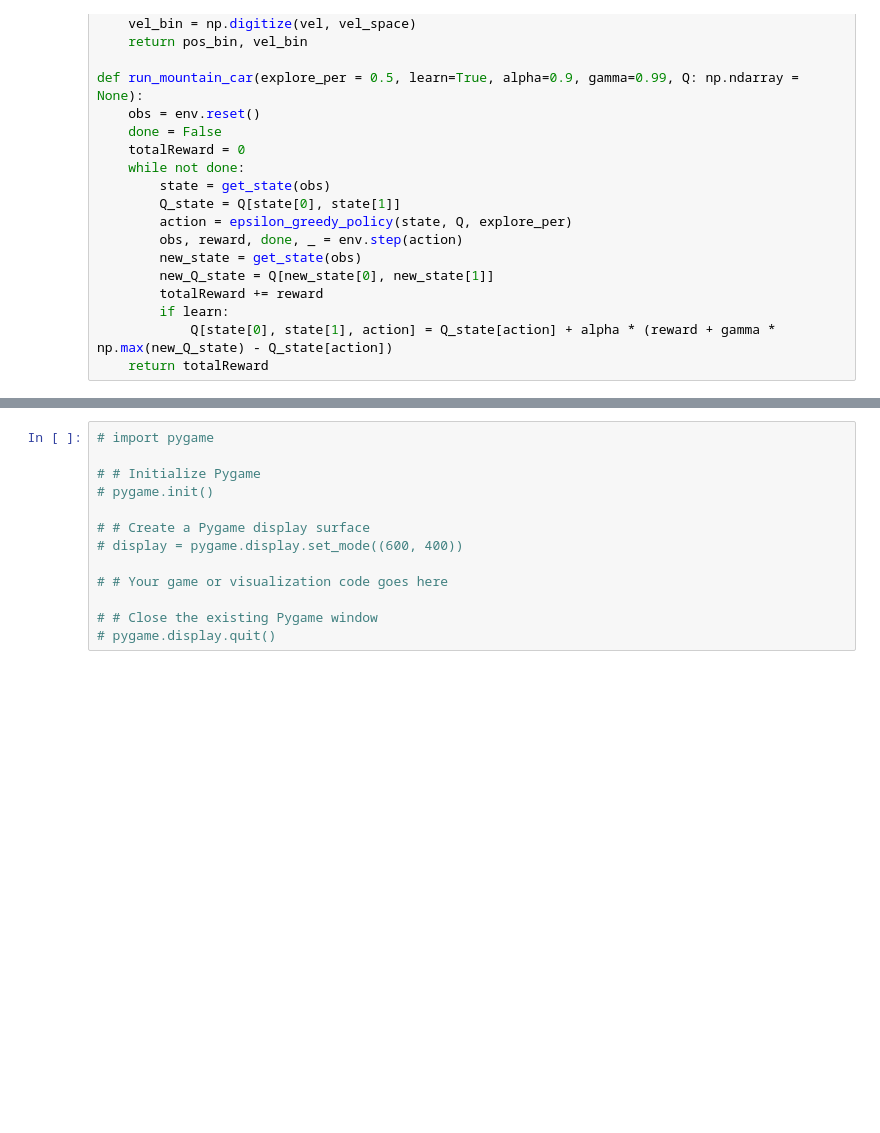
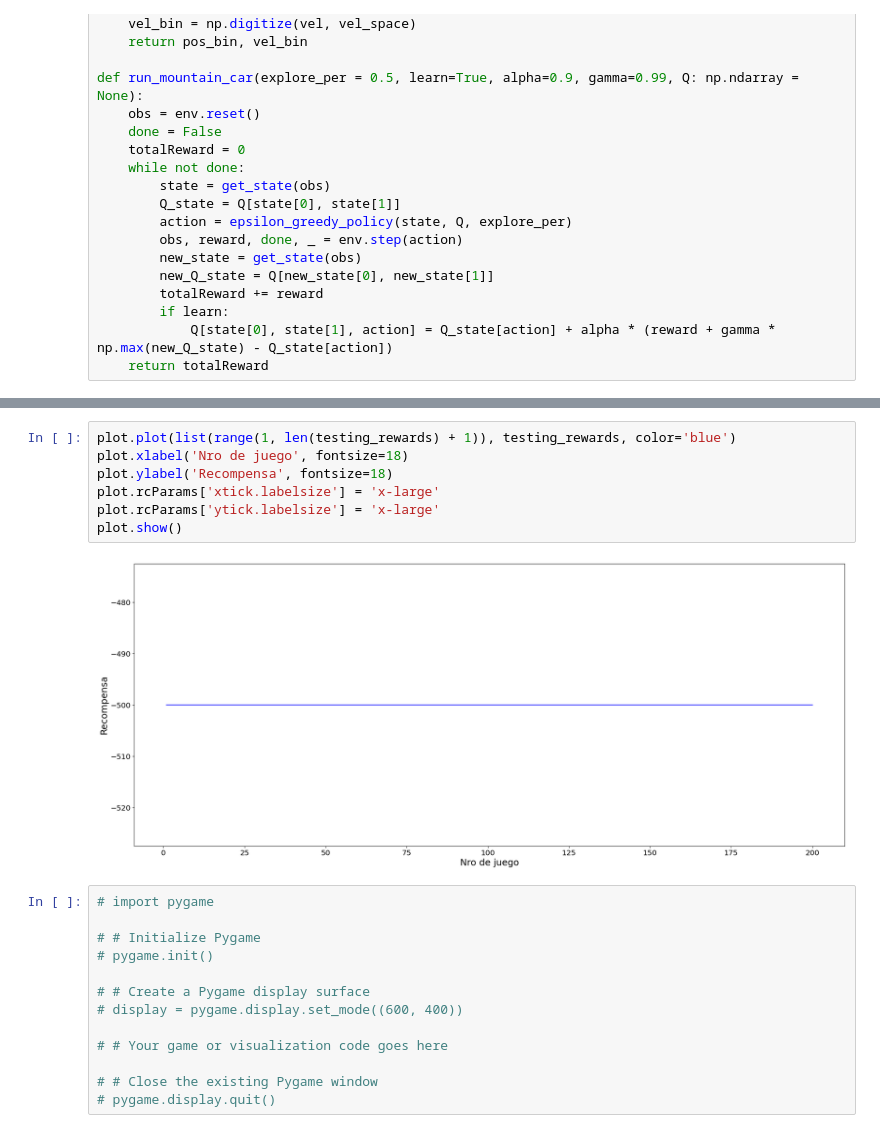
Before and after one commit to nicoandreoli2000/obligatorio-ia, a Jupyter notebook: MountainCar/mountaincar.ipynb, the cells around one changed output, grey strips where cells are left out. Saved outputs shown, nothing was run; the diff lists cells and outputs as text; blank space fills up the shorter version.

```diff
--- a/MountainCar/mountaincar.ipynb
+++ b/MountainCar/mountaincar.ipynb
@@ -71,3 +81,12 @@ plot.show()
+# %%
+plot.plot(list(range(1, len(testing_rewards) + 1)), testing_rewards, color='blue')
+plot.xlabel('Nro de juego', fontsize=18)
+plot.ylabel('Recompensa', fontsize=18)
+plot.rcParams['xtick.labelsize'] = 'x-large'
+plot.rcParams['ytick.labelsize'] = 'x-large'
+plot.show()
+# %% [output]
+[figure, added]
 # %%
 # import pygame
 
```
Also changed, not shown: parts of 5 cells of this notebook.
